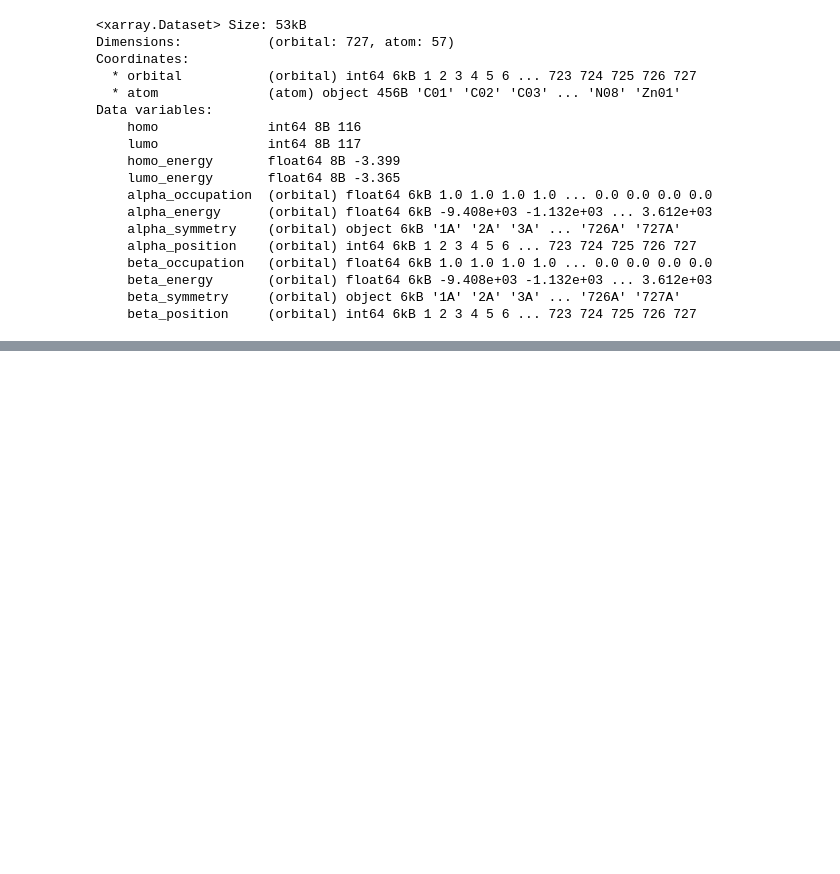
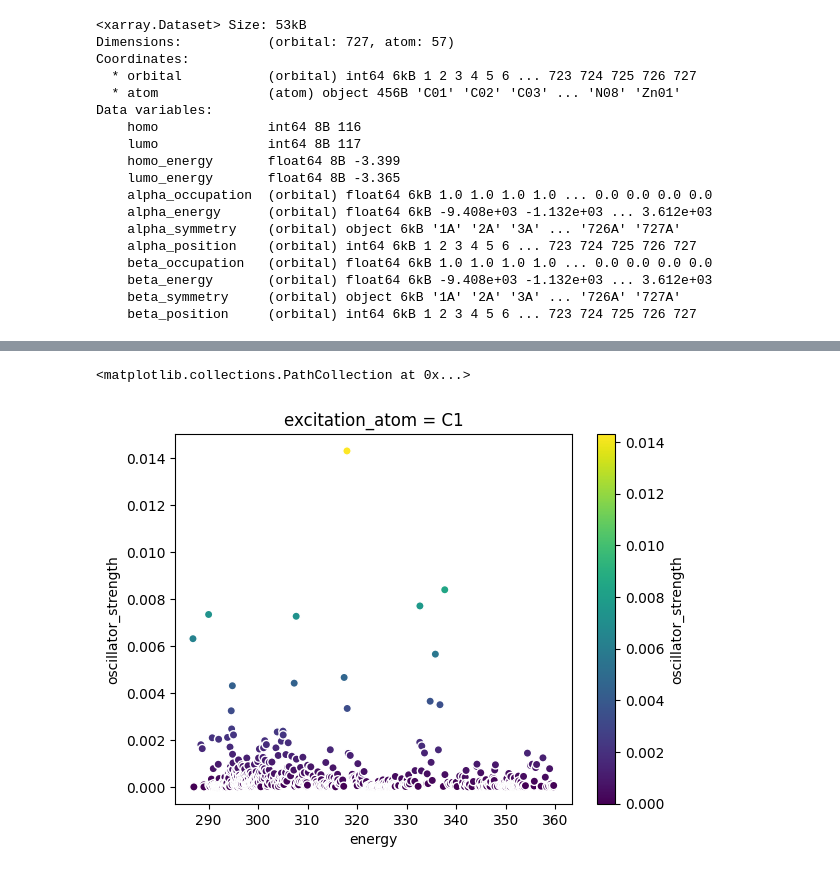
Before and after one commit to WSU-Carbon-Lab/dft-learn, a Jupyter notebook: testing.ipynb, the cells around one changed output, grey strips where cells are left out. Saved outputs shown, nothing was run; the diff lists cells and outputs as text; code cells hidden in the pictures; blank space fills up the shorter version.

```diff
--- a/testing.ipynb
+++ b/testing.ipynb
@@ -1113,0 +1282,14 @@ Group: /
+# %%
+test_calcs = (
+    calc["TP/transitions"].ds.sel({"excitation_atom": "C1"}).dropna(dim="energy")
+)
+# select energyes <= 360
+test_calcs = test_calcs.sel({"energy": slice(None, 360)})
+test_calcs.plot.scatter(
+    x="energy",
+    y="oscillator_strength",
+    hue="oscillator_strength",
+)
+# %% [output]
+<matplotlib.collections.PathCollection at 0x...>
+[figure, added]
```
Also changed, not shown: parts of 8 cells of this notebook, 16 other files.
